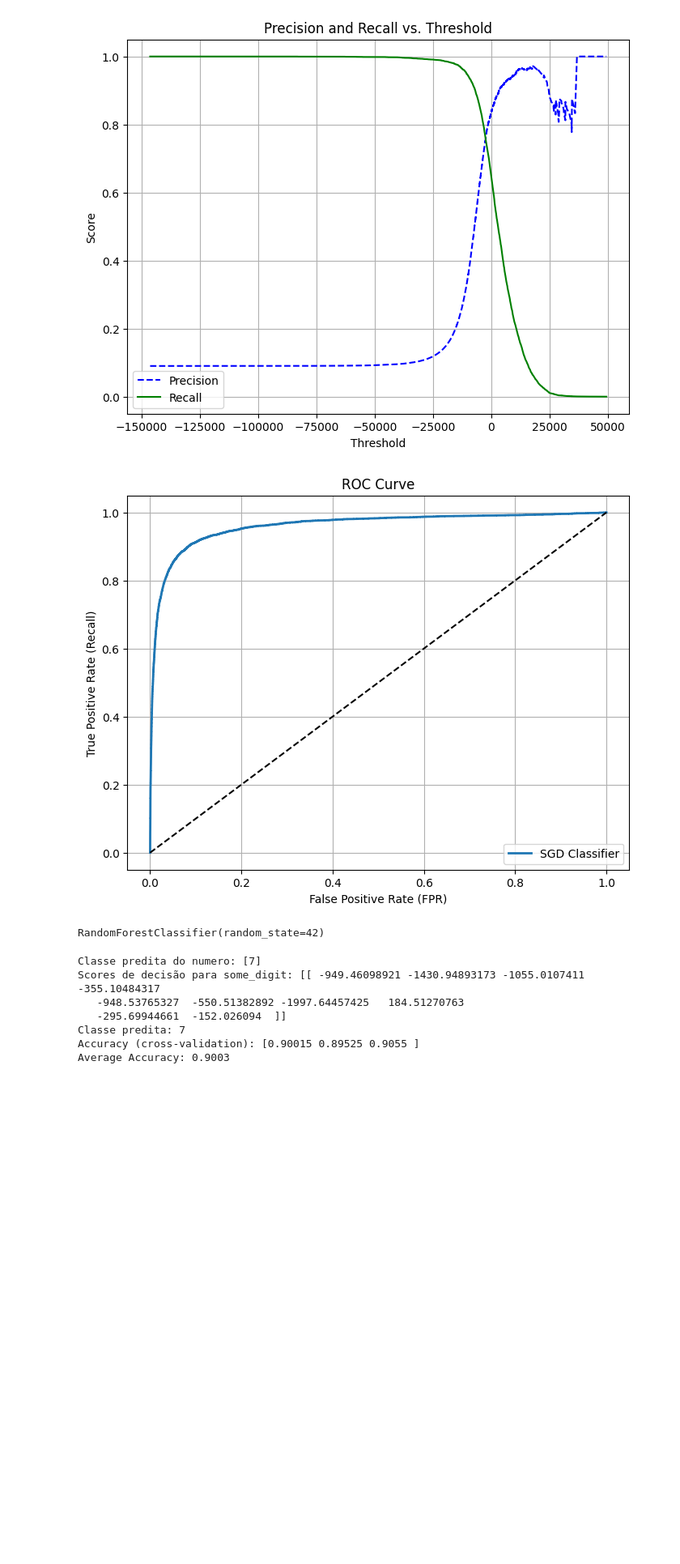
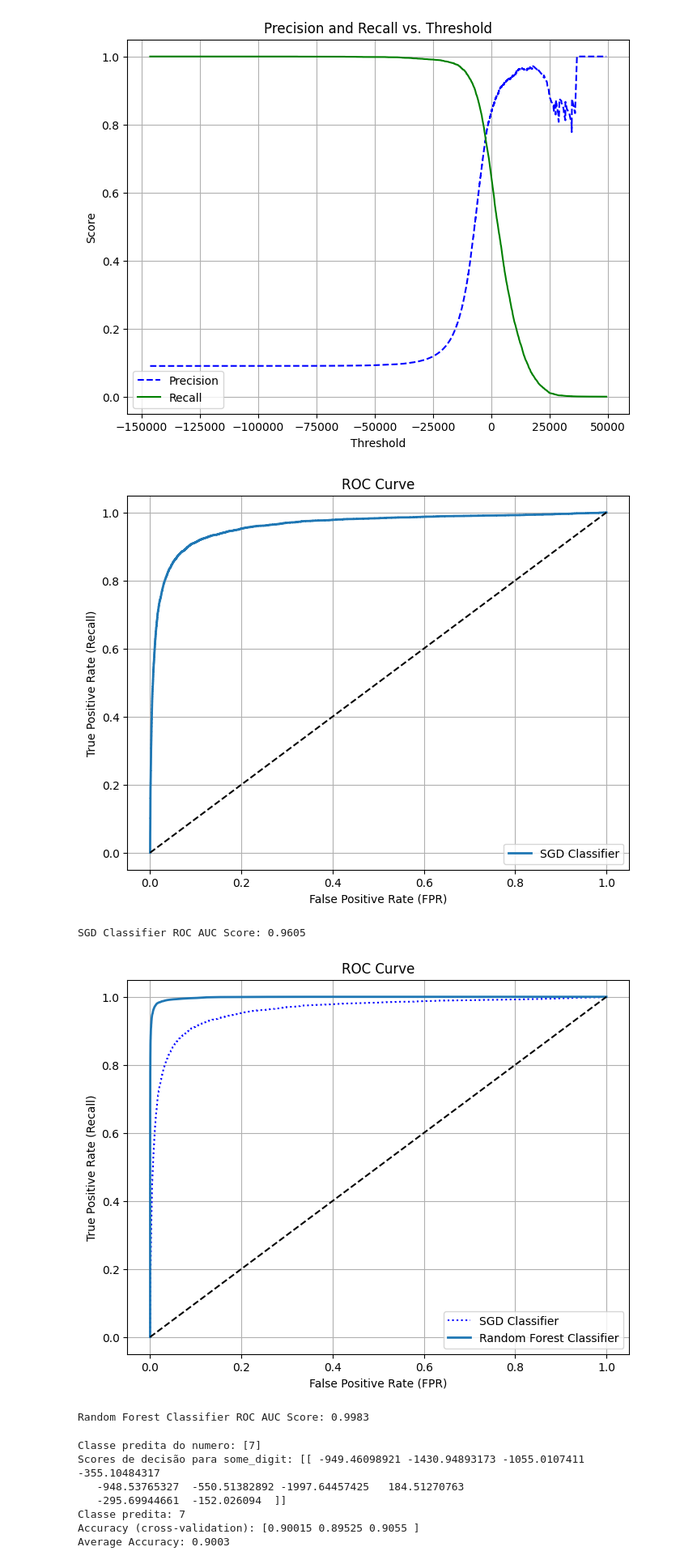
Before and after one commit to touro3/MnistClassification, a Jupyter notebook: multclassmnist.ipynb, the cells around one changed output. Shown at 81% size. Drawn from its saved outputs; the diff is of its cells as text; code cells hidden in the pictures; blank space fills up the shorter version.

Commit message:
ROC/AUC for random forest

```diff
--- a/multclassmnist.ipynb
+++ b/multclassmnist.ipynb
@@ -124,15 +124,39 @@ plt.figure(figsize=(8, 6))
 plot_roc_curve(fpr, tpr, "SGD Classifier")
 plt.legend(loc="lower right")
 plt.show()
+
+# AUC score for SGDClassifier
+roc_auc_sgd = roc_auc_score(y_train_5, y_scores)
+print(f"SGD Classifier ROC AUC Score: {roc_auc_sgd:.4f}")
 # %% [output]
 [figure]
+SGD Classifier ROC AUC Score: 0.9605
-# %%
-# Treinamento modelo Random Forest
-
-forest_clf = RandomForestClassifier(random_state=42)
-forest_clf.fit(X_train, y_train_5)
-# %% [output]
-RandomForestClassifier(random_state=42)
+# %%
+# Treinamento modelo Random Forest
+
+forest_clf = RandomForestClassifier(random_state=42)
+forest_clf.fit(X_train, y_train_5)
+
+# Get probabilities instead of decision scores
+y_probas_forest = cross_val_predict(forest_clf, X_train, y_train_5, cv=3, method="predict_proba")
+
+# Use the probabilities of the positive class to compute ROC curve
+y_scores_forest = y_probas_forest[:, 1]  # score = probability of positive class
+fpr_forest, tpr_forest, thresholds_forest = roc_curve(y_train_5, y_scores_forest)
+
+# Plot ROC curve for RandomForestClassifier
+plt.figure(figsize=(8, 6))
+plt.plot(fpr, tpr, "b:", label="SGD Classifier")
+plot_roc_curve(fpr_forest, tpr_forest, "Random Forest Classifier")
+plt.legend(loc="lower right")
+plt.show()
+
+# AUC score for RandomForestClassifier
+roc_auc_forest = roc_auc_score(y_train_5, y_scores_forest)
+print(f"Random Forest Classifier ROC AUC Score: {roc_auc_forest:.4f}")
+# %% [output]
+[figure, added]
+Random Forest Classifier ROC AUC Score: 0.9983
 # %%
 # Escalonar os dados
 scaler = StandardScaler()
```
